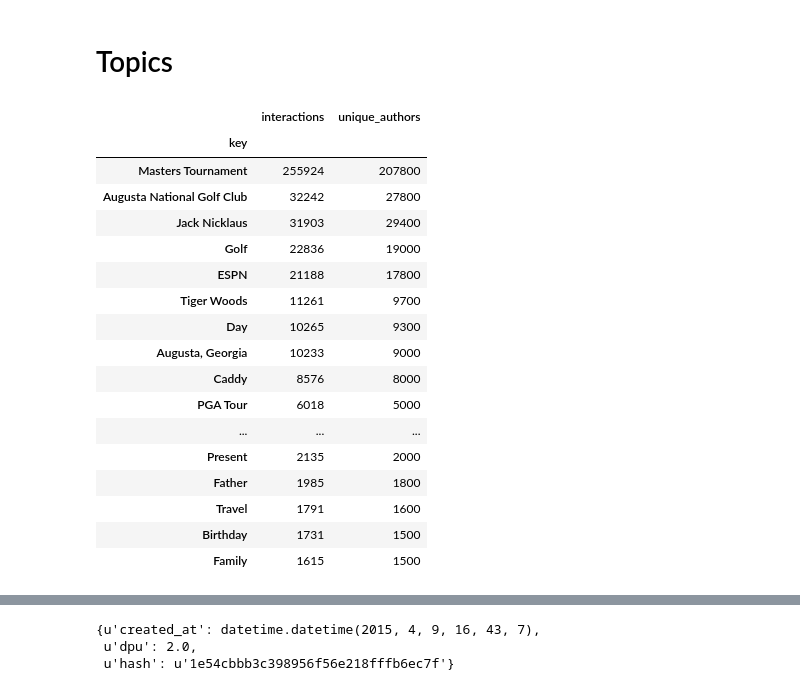
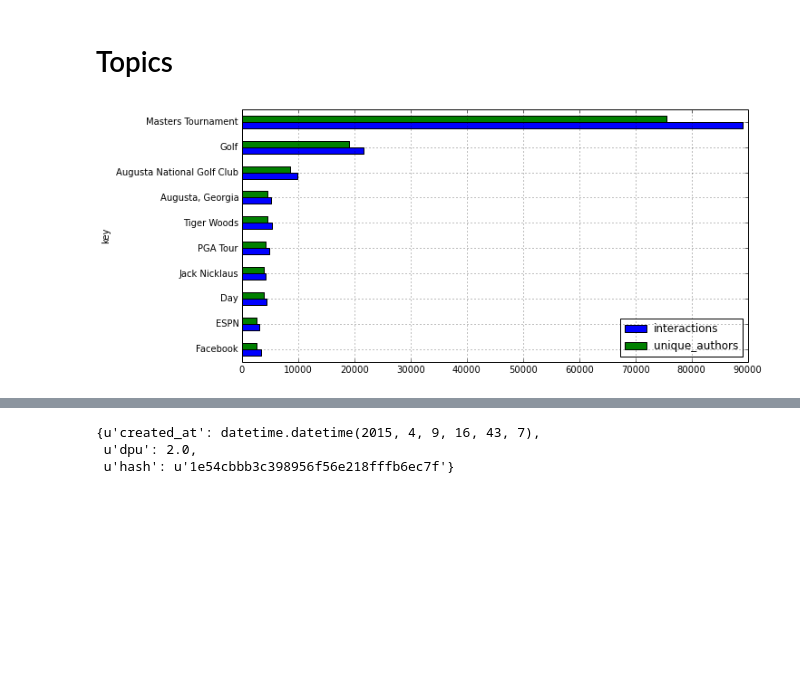
Before and after one commit to MeltwaterArchive/datasift-examples, a Jupyter notebook: pylon/ipython/Pylon Overview.ipynb, the cells around one changed output, grey strips where cells are left out. Cells and saved outputs as stored; diff of their text form; code cells hidden in the pictures; blank space fills up the shorter version.

```diff
--- a/pylon/ipython/Pylon Overview.ipynb
+++ b/pylon/ipython/Pylon Overview.ipynb
@@ -49,25 +49,8 @@ age_gender_pyramid(hash,'fb.parent.topics.name',6, filter=' fb.parent.topics.nam
 # %% [markdown]
 # Topics
 # %%
-freqDist(hash,'fb.parent.topics.name', 20)
+plot_freqDist(hash,'fb.parent.topics.name', 10)
 # %% [output]
-|  | interactions | unique_authors |
-| key |  |  |
-| Masters Tournament | 255924 | 207800 |
-| Augusta National Golf Club | 32242 | 27800 |
-| Jack Nicklaus | 31903 | 29400 |
-| Golf | 22836 | 19000 |
-| ESPN | 21188 | 17800 |
-| Tiger Woods | 11261 | 9700 |
-| Day | 10265 | 9300 |
-| Augusta, Georgia | 10233 | 9000 |
-| Caddy | 8576 | 8000 |
-| PGA Tour | 6018 | 5000 |
-| ... | ... | ... |
-| Present | 2135 | 2000 |
-| Father | 1985 | 1800 |
-| Travel | 1791 | 1600 |
-| Birthday | 1731 | 1500 |
-| Family | 1615 | 1500 |
+[figure, added]
 # %%
 freqDist(hash,'links.url', 5, filter=' fb.parent.topics.name == "Tiger Woods" ')
```
Also changed, not shown: parts of 2 cells of this notebook, 2 other files.
